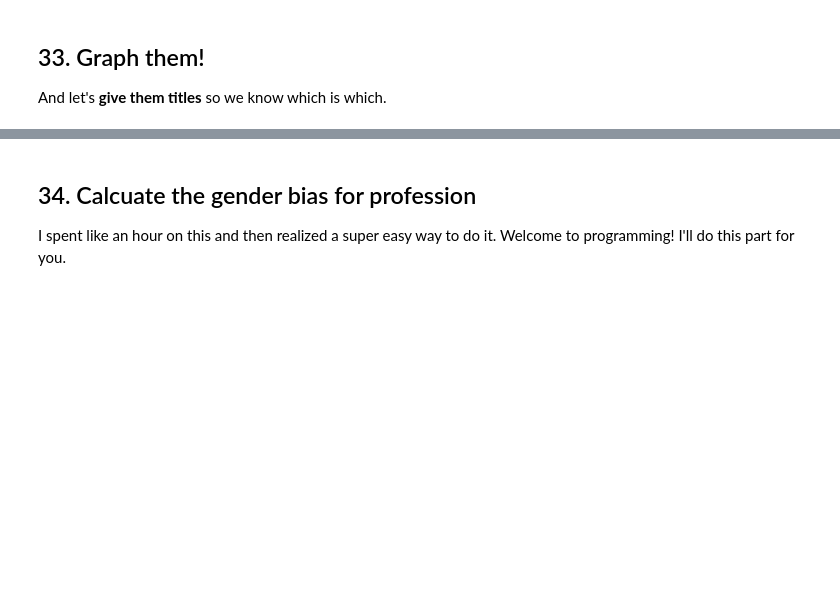
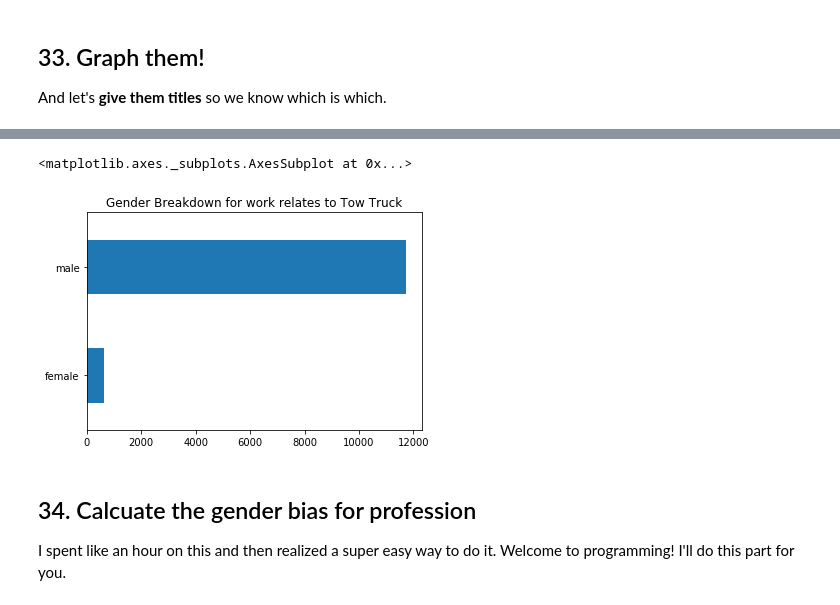
Before and after one commit to mingligraphics/foundations_homework, a Jupyter notebook: 07-homework/licensing/Licenses.ipynb, the cells around one changed output, grey strips where cells are left out. Drawn from its saved outputs; the diff is of its cells as text; code cells hidden in the pictures; blank space fills up the shorter version.

```diff
--- a/07-homework/licensing/Licenses.ipynb
+++ b/07-homework/licensing/Licenses.ipynb
@@ -254,3 +803,8 @@ And let's **give them titles** so we know which is which.
+# %%
+df[df.LICTYPE.str.contains('[Tt]ruck').fillna(False)].GENDER.value_counts().sort_values().plot(title="Gender Breakdown for work relates to Tow Truck", kind='barh')
+# %% [output]
+<matplotlib.axes._subplots.AxesSubplot at 0x...>
+[figure, added]
 # %% [markdown]
 ## 34. Calcuate the gender bias for profession
 
```
Also changed, not shown: parts of 62 cells of this notebook, 1 other file.
